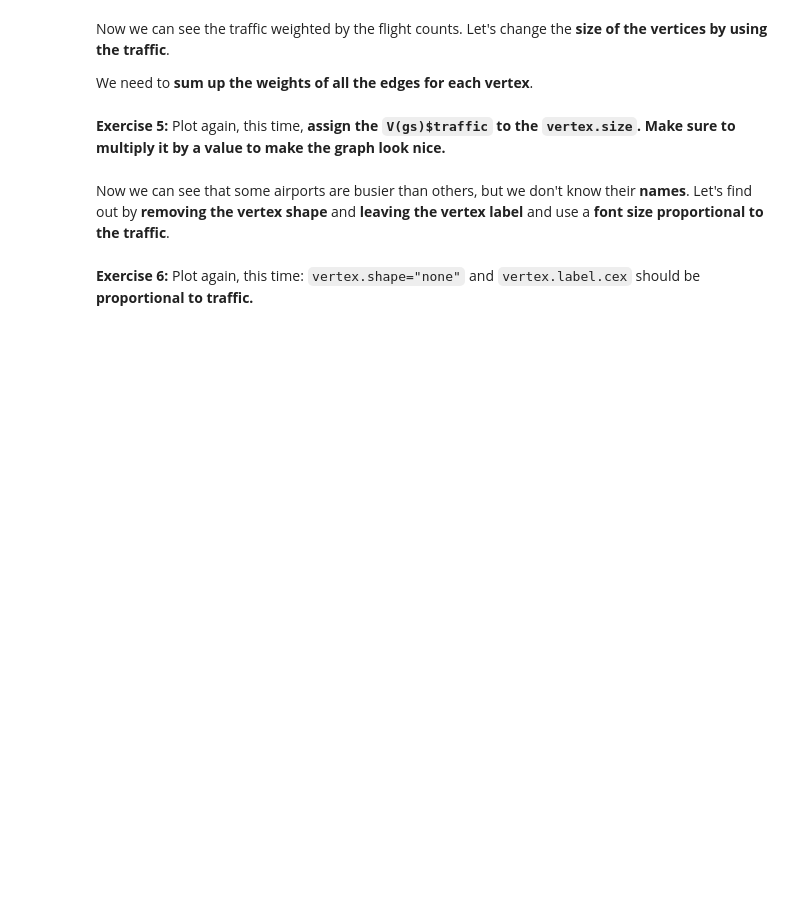
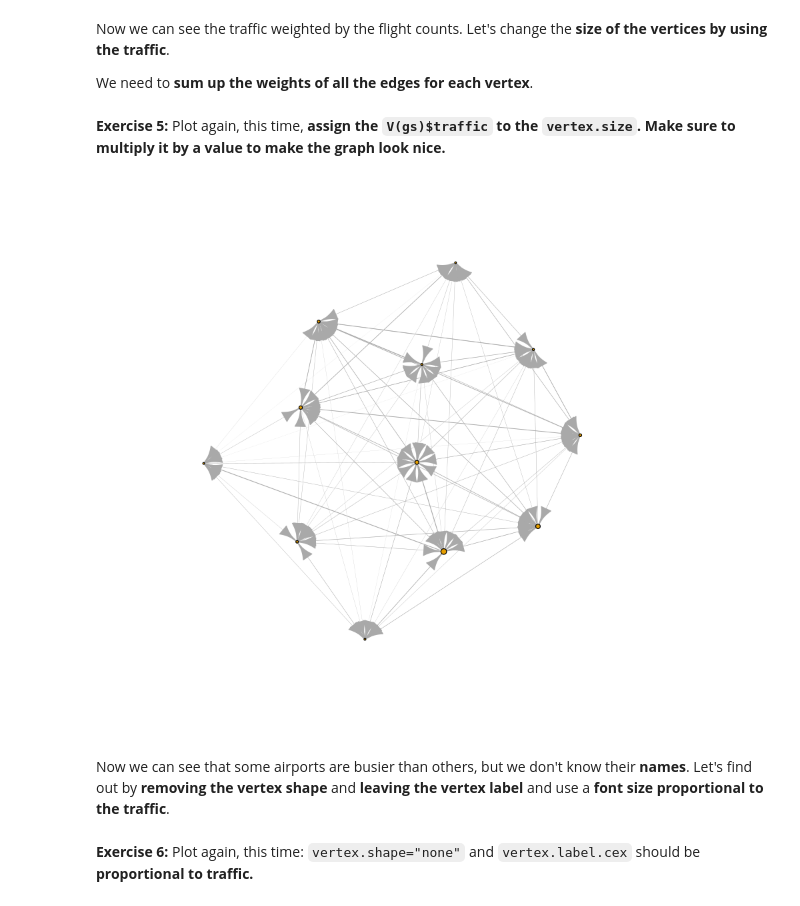
Before and after one commit to SteeltownRiot/DSA, a Jupyter notebook: DSA-7040 Big Data Visualization/Module 7 - Network Visualization/L7_Exercise.ipynb, the cells around one changed output. Cells and saved outputs as stored; diff of their text form; code cells hidden in the pictures; blank space fills up the shorter version.

```diff
--- a/DSA-7040 Big Data Visualization/Module 7 - Network Visualization/L7_Exercise.ipynb
+++ b/DSA-7040 Big Data Visualization/Module 7 - Network Visualization/L7_Exercise.ipynb
@@ -137,3 +129,9 @@ layout1 <- <-YOUR CODE HERE->
+# %%
+layout1 <- layout_nicely(gs)
+
+plot(gs, layout = layout1,  vertex.size = V(gs)$traffic * 3, vertex.label = NA, edge.width = E(gs)$cnt)
+# %% [output]
+[figure, added]
 # %% [markdown]
 Now we can see that some airports are busier than others, but we don't know their **names**. Let's find out by **removing the vertex shape** and **leaving the vertex label** and use a **font size proportional to the traffic**.
 # %% [markdown]
```
Also changed, not shown: parts of 10 cells of this notebook, 1 other file.
